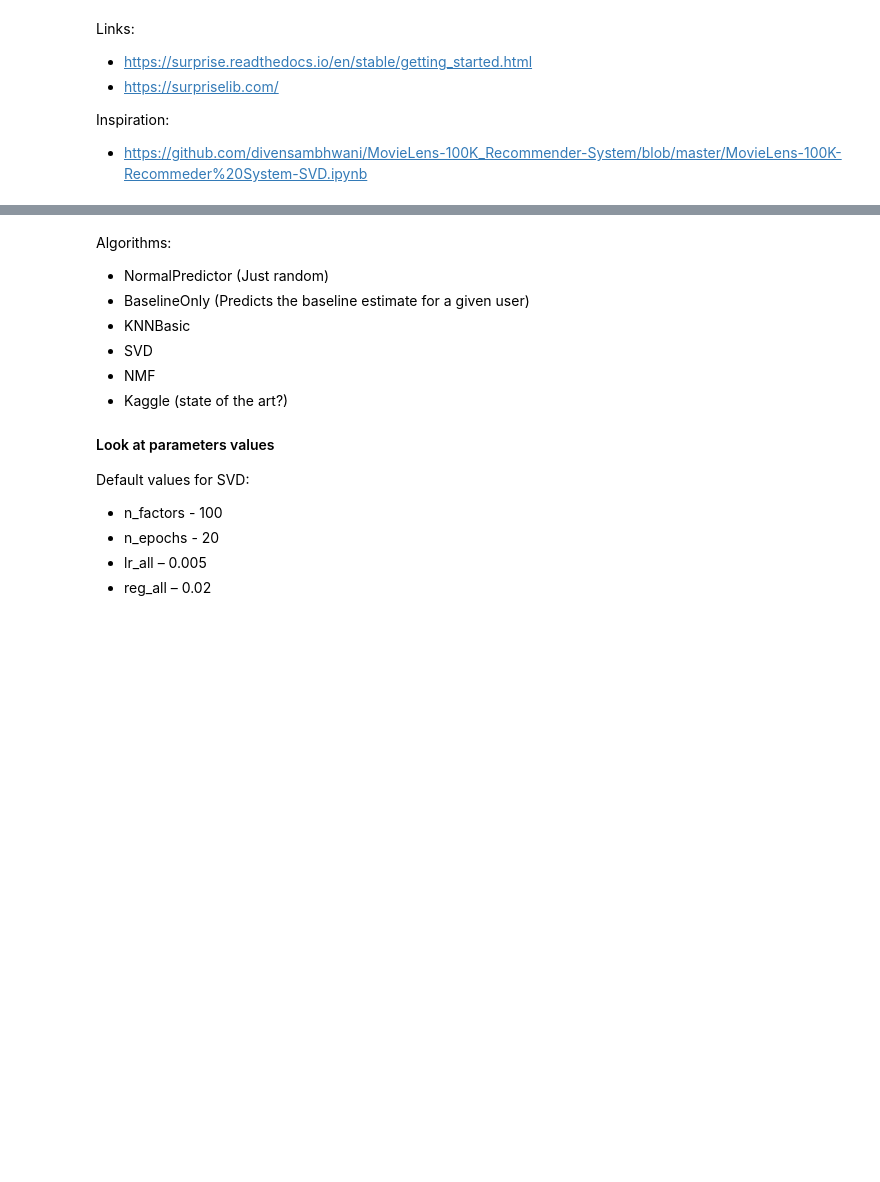
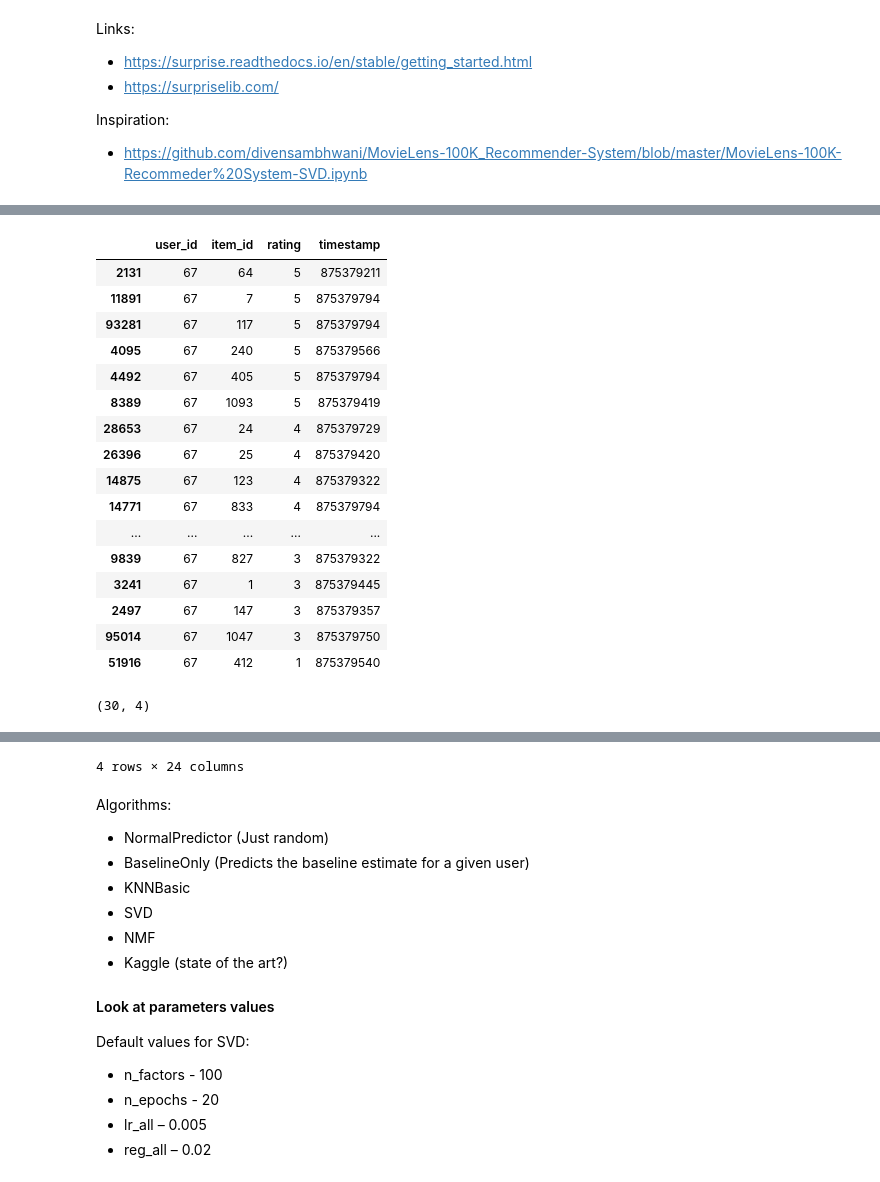
Before and after one commit to tangmagnus/DecisionSupportSystems, a Jupyter notebook: RecommenderSystems/recomSystems.ipynb, the cells around one changed output, grey strips where cells are left out. Drawn from its saved outputs; the diff is of its cells as text; code cells hidden in the pictures; blank space fills up the shorter version.

```diff
--- a/RecommenderSystems/recomSystems.ipynb
+++ b/RecommenderSystems/recomSystems.ipynb
@@ -238,6 +260,8 @@ tmp = pd.DataFrame.from_dict(all_predictions)
 tmp_transpose = tmp.transpose()
 
 #get recommendations for user 30 (format: movie_id, predicted rating)
-results = get_predictions(30)
+user_id = 67
+
+results = get_predictions(user_id)
 print(results)
 # %% [output]
@@ -264,0 +273,24 @@ KeyError: 'movies_df'
+# %%
+"""
+Retrieve recommended movie details i.e title and genre from the ids
+"""
+#retrieve movie titles and genres
+movie_data = pd.read_csv('ml-100k/u.item', sep='|', encoding='latin-1', header=None)
+movie_data.columns = ['movie_id', 'movie_title', 'release_date', 'video_release_date', 'IMDb_URL', 'unknown', 'Action', 'Adventure',
+                    'Animation', 'Children\'s', 'Comedy', 'Crime', 'Documentary', 'Drama', 'Fantasy', 'Film-Noir', 'Horror', 'Musical',
+                    'Mystery', 'Romance', 'Sci-Fi', 'Thriller', 'War', 'Western']
+
+
+#retrieve movie ids
+recommended_movies_ids = []
+
+for x in range (0, n):
+    recommended_movies_ids.append(results[x][0])
+
+
+#retrieve recommended movie + details
+recommended_movies = movie_data[movie_data['movie_id'].isin(recommended_movies_ids)]
+display(recommended_movies)
+
+
+#NB: remove genres with value 0 (i.e. not present in the movie) or find a way to print entire row instead of truncation
@@ -264,0 +304,35 @@ KeyError: 'movies_df'
+# %%
+"""
+Look at user data to see if recommended movies are in line with user preferences
+"""
+#looking at previous ratings of specific user
+user_details = df[df['user_id'] == user_id].sort_values('rating', ascending=False)
+display(user_details)
+print(user_details.shape)       #number of ratings for user
+
+#looking at the previous movies details rated by the user
+history_movie_ids = user_details['item_id']
+history_movie_ids = history_movie_ids.iloc[:n]     #get only the top n movies rated by the user
+history_movies = movie_data[movie_data['movie_id'].isin(history_movie_ids)]
+
+#display(history_movies)        #display all movies rated by the user
+display(history_movies)     #display only top movies rated by the user
+# %% [output]
+|  | user_id | item_id | rating | timestamp |
+| 2131 | 67 | 64 | 5 | 875379211 |
+| 11891 | 67 | 7 | 5 | 875379794 |
+| 93281 | 67 | 117 | 5 | 875379794 |
+| 4095 | 67 | 240 | 5 | 875379566 |
+| 4492 | 67 | 405 | 5 | 875379794 |
+| 8389 | 67 | 1093 | 5 | 875379419 |
+| 28653 | 67 | 24 | 4 | 875379729 |
+| 26396 | 67 | 25 | 4 | 875379420 |
+| 14875 | 67 | 123 | 4 | 875379322 |
+| 14771 | 67 | 833 | 4 | 875379794 |
+| ... | ... | ... | ... | ... |
+| 9839 | 67 | 827 | 3 | 875379322 |
+| 3241 | 67 | 1 | 3 | 875379445 |
+| 2497 | 67 | 147 | 3 | 875379357 |
+| 95014 | 67 | 1047 | 3 | 875379750 |
+| 51916 | 67 | 412 | 1 | 875379540 |
+(30, 4)
@@ -265,3 +344,4 @@ KeyError: 'movies_df'
+4 rows × 24 columns
 # %% [markdown]
 Algorithms:
 - NormalPredictor (Just random)
```
Also changed, not shown: parts of 10 cells of this notebook, 23 other files.
